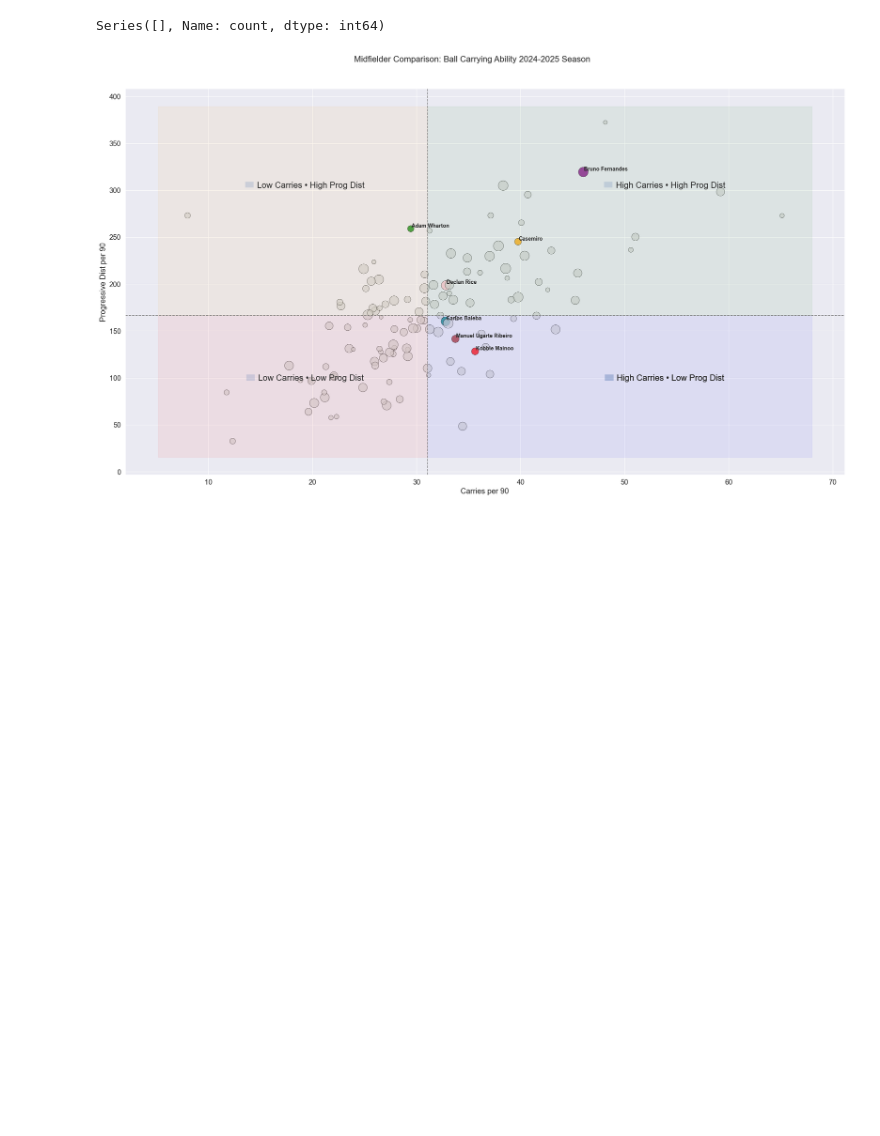
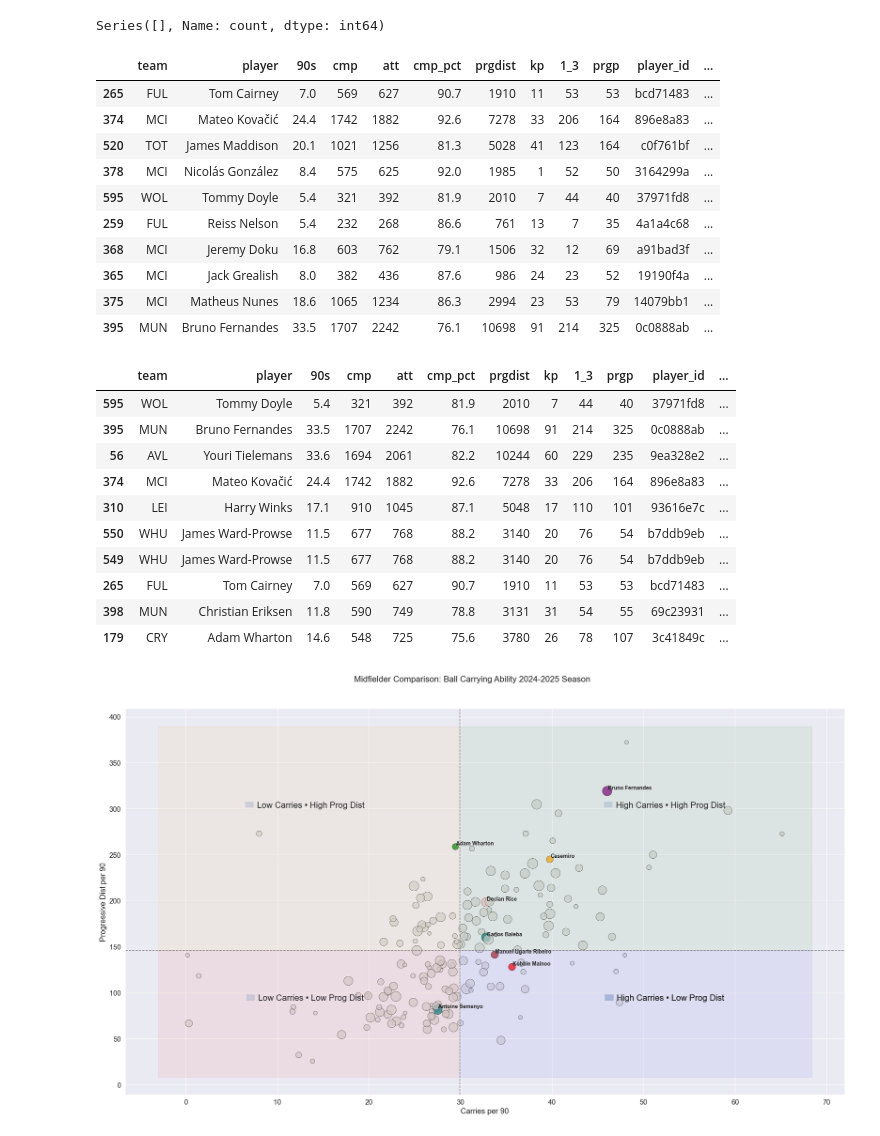
Before and after one commit to Ukandu20/FPL_Assistant, a Jupyter notebook: notebooks/analysis.ipynb, the cells around one changed output. Cells and saved outputs as stored; diff of their text form; code cells hidden in the pictures; blank space fills up the shorter version.

```diff
--- a/notebooks/analysis.ipynb
+++ b/notebooks/analysis.ipynb
@@ -8,8 +8,8 @@ from matplotlib.patches import Patch, Rectangle
 
 
 pd.set_option("display.max_columns", None)
-passing_df = pd.read_csv('../data/processed/fbref/ENG-Premier League/2024-2025/player_season/passing.csv', usecols=["team", "player", "player_id","position", "att", "cmp", "prgp", "90s", "cmp_cmp", "1_3", "kp", "prgdist"])
-passing_2024_df = pd.read_csv('../data/processed/fbref/ENG-Premier League/2023-2024/player_season/passing.csv', usecols=["team", "player", "player_id","position", "att", "cmp", "prgp", "90s", "cmp_cmp", "1_3", "kp", "prgdist"])
+passing_df = pd.read_csv('../data/processed/fbref/ENG-Premier League/2024-2025/player_season/passing.csv', usecols=["team", "player", "player_id","position", "fpl_pos", "att", "cmp", "prgp", "90s", "cmp_cmp", "1_3", "kp", "prgdist"])
+passing_2024_df = pd.read_csv('../data/processed/fbref/ENG-Premier League/2023-2024/player_season/passing.csv', usecols=["team", "player", "player_id","position","fpl_pos","att", "cmp", "prgp", "90s", "cmp_cmp", "1_3", "kp", "prgdist"])
 poss_df = pd.read_csv('../data/processed/fbref/ENG-Premier League/2024-2025/player_season/possession.csv', usecols=["season","player_id", "touches", "def_3rd", "def_pen", "att", "succ", "carries", "prgc", "prgdist", "dis", "rec", "prgr"])
 poss_2024_df = pd.read_csv('../data/processed/fbref/ENG-Premier League/2023-2024/player_season/possession.csv', usecols=["season","player_id", "touches", "def_3rd", "def_pen", "att", "succ", "carries", "prgc", "prgdist", "dis", "rec", "prgr"])
 
@@ -41,10 +41,10 @@ df = df.merge(
 #)
 
 
-midfielders = df.loc[df["position"] == "MID"].copy()
+midfielders = df.loc[df["fpl_pos"] == "MID"].copy()
 midfielders = midfielders.loc[midfielders["90s"] >= 5].copy()
 
-mids = df_2024.loc[df_2024["position"]=="MID"].copy()
+mids = df_2024.loc[df_2024["fpl_pos"]=="MID"].copy()
 mids = mids.loc[mids["90s"] >= 5].copy()
 
 display(midfielders.head())
@@ -149,7 +149,7 @@ x_med = midfielders["carries_p90"].mean()
 y_med = midfielders["prg_distp90"].mean()
 
 
-players = ["Kobbie Mainoo", "Carlos Baleba", "Adam Wharton", "Bruno Fernandes", "Casemiro", "Manuel Ugarte Ribeiro", "Declan Rice"]
+players = ["Kobbie Mainoo", "Carlos Baleba", "Adam Wharton", "Bruno Fernandes", "Casemiro", "Manuel Ugarte Ribeiro", "Declan Rice", "Antoine Semenyo"]
 mask = midfielders["player"].isin(players)
 midfielders["legend"] = np.where(mask, midfielders["player"], "Other")
 
@@ -161,6 +161,7 @@ palette = {
     "Casemiro": "orange",
     "Manuel Ugarte Ribeiro": "brown",
     "Declan Rice": "pink",
+    "Antoine Semenyo": "teal",
     "Other": "lightgrey"
 }
 
@@ -208,34 +209,59 @@ dy = 0.001 * (ymax - ymin)
 
 # 3) Draw labels
 for _, r in ann.iterrows():
     axes.text(
         r["carries_p90"] + dx, r["prg_distp90"] + dy, r["player"],
         fontsize=10, weight="bold", ha="left", va="bottom", zorder=5,
 
     )
 
 axes.fill_between([xmin, x_med], ymin, y_med, color='red', alpha=0.06, label="Low Carries & Low Progressive Distance") #bottom-left
 axes.fill_between([xmin, x_med], ymax, y_med, color='orange', alpha=0.06, label="High Progressive Dist & Low Carries") #top-left
 axes.fill_betweenx([ymax, y_med], xmax, x_med, color='green', alpha=0.06, label="High Progressive Dist & High Carries") #top-right
 axes.fill_betweenx([ymin, y_med], xmax, x_med, color='blue', alpha=0.06, label="High Carries & Low Progressive Distance") #bottom-right
 
 
 
 
 
 plt.sca(axes)
 
 
 
 
 
 
 
 # adjust layout to accommodate the suptitle
 # use a tuple for `rect` to satisfy the type checker (tuple[float, float, float, float])
 plt.tight_layout(rect=(0, 0, 1, 0.96))
+
+display(midfielders.sort_values(by="carries_p90", ascending=False).head(10))
+display(midfielders.sort_values(by="prg_distp90", ascending=False).head(10))
 # %% [output]
+|  | team | player | 90s | cmp | att | cmp_pct | prgdist | kp | 1_3 | prgp | player_id | ... |
+| 265 | FUL | Tom Cairney | 7.0 | 569 | 627 | 90.7 | 1910 | 11 | 53 | 53 | bcd71483 | ... |
+| 374 | MCI | Mateo Kovačić | 24.4 | 1742 | 1882 | 92.6 | 7278 | 33 | 206 | 164 | 896e8a83 | ... |
+| 520 | TOT | James Maddison | 20.1 | 1021 | 1256 | 81.3 | 5028 | 41 | 123 | 164 | c0f761bf | ... |
+| 378 | MCI | Nicolás González | 8.4 | 575 | 625 | 92.0 | 1985 | 1 | 52 | 50 | 3164299a | ... |
+| 595 | WOL | Tommy Doyle | 5.4 | 321 | 392 | 81.9 | 2010 | 7 | 44 | 40 | 37971fd8 | ... |
+| 259 | FUL | Reiss Nelson | 5.4 | 232 | 268 | 86.6 | 761 | 13 | 7 | 35 | 4a1a4c68 | ... |
+| 368 | MCI | Jeremy Doku | 16.8 | 603 | 762 | 79.1 | 1506 | 32 | 12 | 69 | a91bad3f | ... |
+| 365 | MCI | Jack Grealish | 8.0 | 382 | 436 | 87.6 | 986 | 24 | 23 | 52 | 19190f4a | ... |
+| 375 | MCI | Matheus Nunes | 18.6 | 1065 | 1234 | 86.3 | 2994 | 23 | 53 | 79 | 14079bb1 | ... |
+| 395 | MUN | Bruno Fernandes | 33.5 | 1707 | 2242 | 76.1 | 10698 | 91 | 214 | 325 | 0c0888ab | ... |
+|  | team | player | 90s | cmp | att | cmp_pct | prgdist | kp | 1_3 | prgp | player_id | ... |
+| 595 | WOL | Tommy Doyle | 5.4 | 321 | 392 | 81.9 | 2010 | 7 | 44 | 40 | 37971fd8 | ... |
+| 395 | MUN | Bruno Fernandes | 33.5 | 1707 | 2242 | 76.1 | 10698 | 91 | 214 | 325 | 0c0888ab | ... |
+| 56 | AVL | Youri Tielemans | 33.6 | 1694 | 2061 | 82.2 | 10244 | 60 | 229 | 235 | 9ea328e2 | ... |
+| 374 | MCI | Mateo Kovačić | 24.4 | 1742 | 1882 | 92.6 | 7278 | 33 | 206 | 164 | 896e8a83 | ... |
+| 310 | LEI | Harry Winks | 17.1 | 910 | 1045 | 87.1 | 5048 | 17 | 110 | 101 | 93616e7c | ... |
+| 550 | WHU | James Ward-Prowse | 11.5 | 677 | 768 | 88.2 | 3140 | 20 | 76 | 54 | b7ddb9eb | ... |
+| 549 | WHU | James Ward-Prowse | 11.5 | 677 | 768 | 88.2 | 3140 | 20 | 76 | 54 | b7ddb9eb | ... |
+| 265 | FUL | Tom Cairney | 7.0 | 569 | 627 | 90.7 | 1910 | 11 | 53 | 53 | bcd71483 | ... |
+| 398 | MUN | Christian Eriksen | 11.8 | 590 | 749 | 78.8 | 3131 | 31 | 54 | 55 | 69c23931 | ... |
+| 179 | CRY | Adam Wharton | 14.6 | 548 | 725 | 75.6 | 3780 | 26 | 78 | 107 | 3c41849c | ... |
-[figure, old version]
+[figure, new version]
 # %%
 
 fig, axes = plt.subplots(figsize=(20, 12), sharey=True)
```
Also changed, not shown: parts of 2 cells of this notebook, 1 other file.
